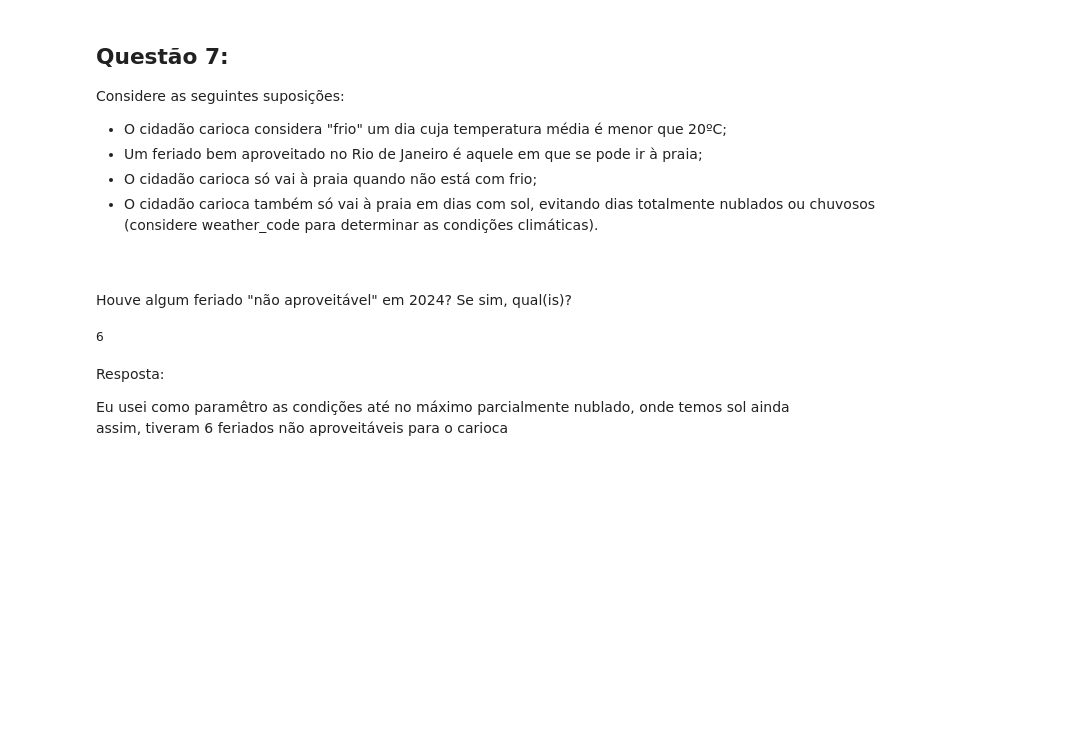
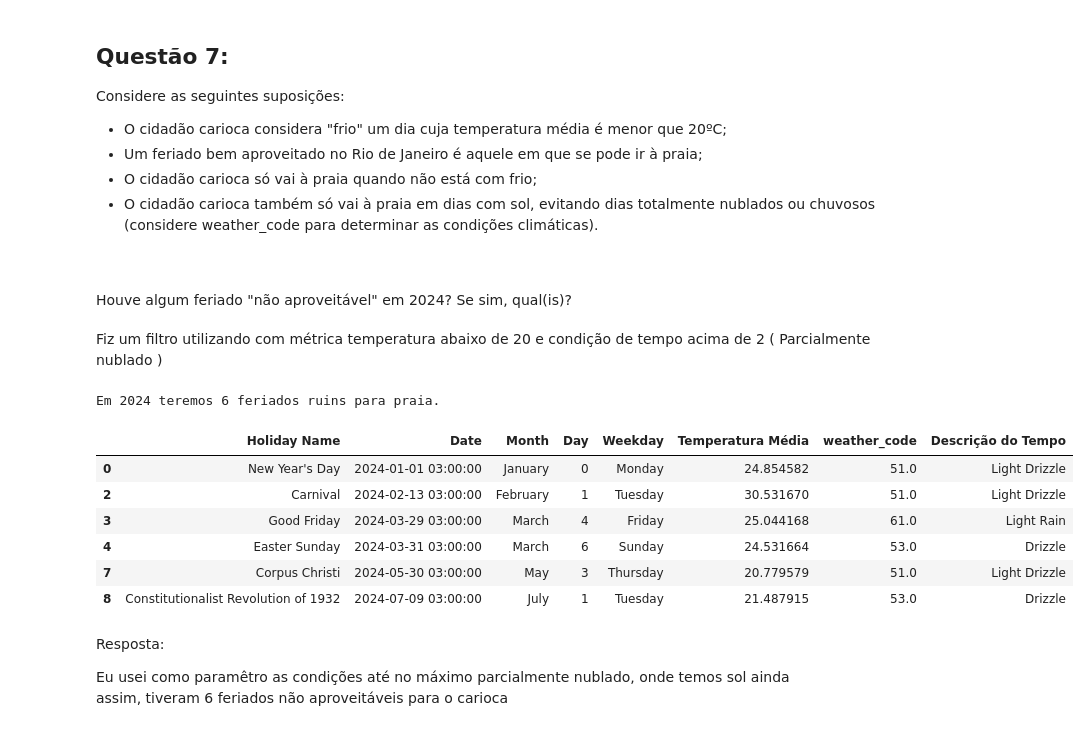
Before and after one commit to felipsants/emd-desafio-junior-data-scientist, a Jupyter notebook: analise_api.ipynb, the cells around one changed output. Drawn from its saved outputs; the diff is of its cells as text; code cells hidden in the pictures; blank space fills up the shorter version.

```diff
--- a/analise_api.ipynb
+++ b/analise_api.ipynb
@@ -349,21 +352,26 @@ Considere as seguintes suposições:
 <br>
 <br>
 Houve algum feriado "não aproveitável" em 2024? Se sim, qual(is)?
-# %%
-feriado_ruim = 0
-
-
-for index, row in df_resultado_feriados.iterrows():
-    temp = row['Temperatura Média']
-    weather_code = row['weather_code']
-
-
-    if temp > 20 and weather_code > 2:
-        feriado_ruim += 1
-
-print(feriado_ruim)
-# %% [output]
-6
+# %% [markdown]
+Fiz um filtro utilizando com métrica temperatura abaixo de 20 e condição de tempo acima de 2 ( Parcialmente nublado )
+# %%
+feriados_ruins = df_feriados_temp[
+    (df_feriados_temp['Temperatura Média'] < 20) |
+    (df_feriados_temp['weather_code'] > 2)
+]
+count_feriados_ruins = len(feriados_ruins)
+
+print(f"Em 2024 teremos {count_feriados_ruins} feriados ruins para praia.")
+feriados_ruins.head(15)
+# %% [output]
+Em 2024 teremos 6 feriados ruins para praia.
+|  | Holiday Name | Date | Month | Day | Weekday | Temperatura Média | weather_code | Descrição do Tempo |
+| 0 | New Year's Day | 2024-01-01 03:00:00 | January | 0 | Monday | 24.854582 | 51.0 | Light Drizzle |
+| 2 | Carnival | 2024-02-13 03:00:00 | February | 1 | Tuesday | 30.531670 | 51.0 | Light Drizzle |
+| 3 | Good Friday | 2024-03-29 03:00:00 | March | 4 | Friday | 25.044168 | 61.0 | Light Rain |
+| 4 | Easter Sunday | 2024-03-31 03:00:00 | March | 6 | Sunday | 24.531664 | 53.0 | Drizzle |
+| 7 | Corpus Christi | 2024-05-30 03:00:00 | May | 3 | Thursday | 20.779579 | 51.0 | Light Drizzle |
+| 8 | Constitutionalist Revolution of 1932 | 2024-07-09 03:00:00 | July | 1 | Tuesday | 21.487915 | 53.0 | Drizzle |
 # %% [markdown]
 Resposta:<br>
 
```
Also changed, not shown: parts of 15 cells of this notebook.
